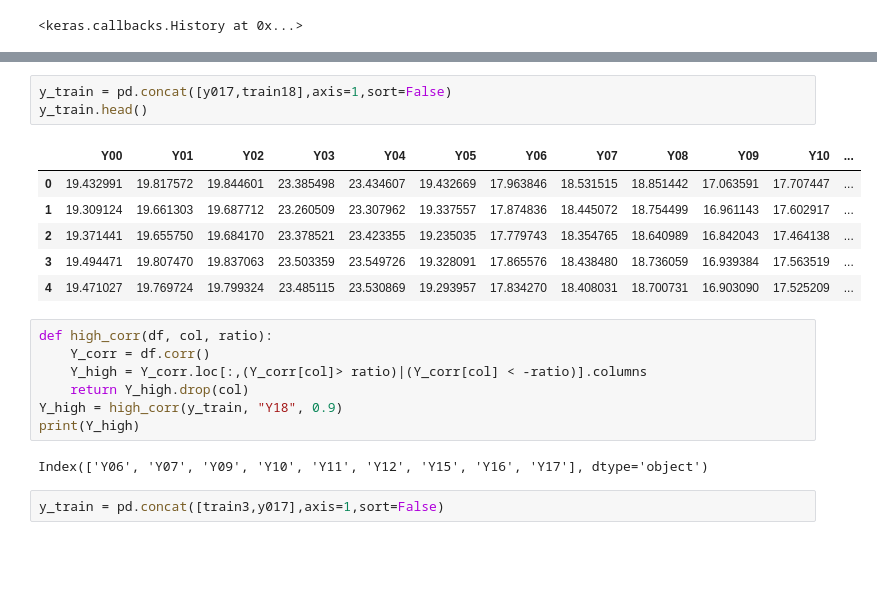
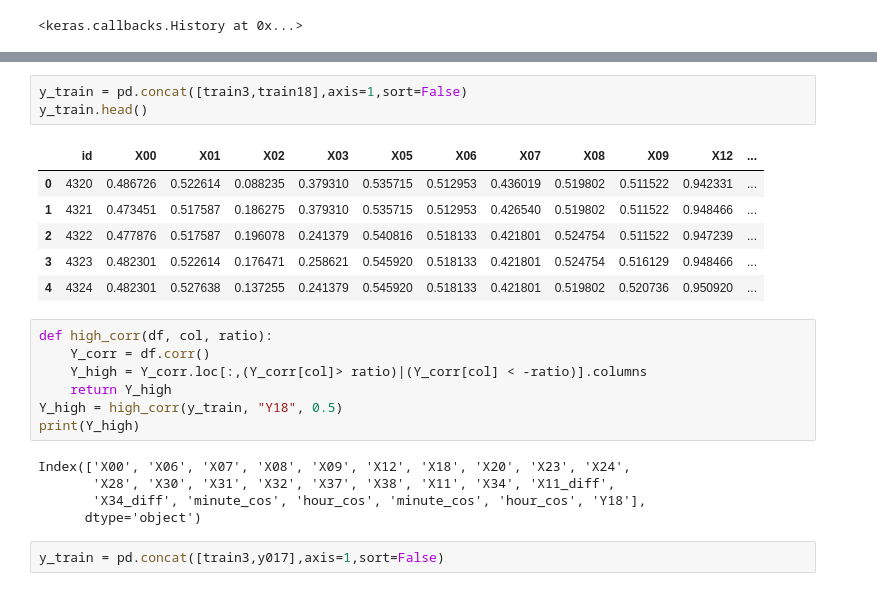
Before and after one commit to GyuYoungCho/machine_learning_Data_analysis, a Jupyter notebook: Dacon/temperture1.ipynb, the cells around one changed output, grey strips where cells are left out. Cells and saved outputs as stored; diff of their text form; blank space fills up the shorter version.

```diff
--- a/Dacon/temperture1.ipynb
+++ b/Dacon/temperture1.ipynb
@@ -259,22 +379,25 @@ y017.head()
 # %%
-y_train = pd.concat([y017,train18],axis=1,sort=False)
+y_train = pd.concat([train3,train18],axis=1,sort=False)
 y_train.head()
 # %% [output]
-|  | Y00 | Y01 | Y02 | Y03 | Y04 | Y05 | Y06 | Y07 | Y08 | Y09 | Y10 | ... |
-| 0 | 19.432991 | 19.817572 | 19.844601 | 23.385498 | 23.434607 | 19.432669 | 17.963846 | 18.531515 | 18.851442 | 17.063591 | 17.707447 | ... |
-| 1 | 19.309124 | 19.661303 | 19.687712 | 23.260509 | 23.307962 | 19.337557 | 17.874836 | 18.445072 | 18.754499 | 16.961143 | 17.602917 | ... |
-| 2 | 19.371441 | 19.655750 | 19.684170 | 23.378521 | 23.423355 | 19.235035 | 17.779743 | 18.354765 | 18.640989 | 16.842043 | 17.464138 | ... |
-| 3 | 19.494471 | 19.807470 | 19.837063 | 23.503359 | 23.549726 | 19.328091 | 17.865576 | 18.438480 | 18.736059 | 16.939384 | 17.563519 | ... |
-| 4 | 19.471027 | 19.769724 | 19.799324 | 23.485115 | 23.530869 | 19.293957 | 17.834270 | 18.408031 | 18.700731 | 16.903090 | 17.525209 | ... |
+|  | id | X00 | X01 | X02 | X03 | X05 | X06 | X07 | X08 | X09 | X12 | ... |
+| 0 | 4320 | 0.486726 | 0.522614 | 0.088235 | 0.379310 | 0.535715 | 0.512953 | 0.436019 | 0.519802 | 0.511522 | 0.942331 | ... |
+| 1 | 4321 | 0.473451 | 0.517587 | 0.186275 | 0.379310 | 0.535715 | 0.512953 | 0.426540 | 0.519802 | 0.511522 | 0.948466 | ... |
+| 2 | 4322 | 0.477876 | 0.517587 | 0.196078 | 0.241379 | 0.540816 | 0.518133 | 0.421801 | 0.524754 | 0.511522 | 0.947239 | ... |
+| 3 | 4323 | 0.482301 | 0.522614 | 0.176471 | 0.258621 | 0.545920 | 0.518133 | 0.421801 | 0.524754 | 0.516129 | 0.948466 | ... |
+| 4 | 4324 | 0.482301 | 0.527638 | 0.137255 | 0.241379 | 0.545920 | 0.518133 | 0.421801 | 0.519802 | 0.520736 | 0.950920 | ... |
 # %%
 def high_corr(df, col, ratio):
     Y_corr = df.corr()
     Y_high = Y_corr.loc[:,(Y_corr[col]> ratio)|(Y_corr[col] < -ratio)].columns
-    return Y_high.drop(col)
-Y_high = high_corr(y_train, "Y18", 0.9)
+    return Y_high
+Y_high = high_corr(y_train, "Y18", 0.5)
 print(Y_high)
 # %% [output]
-Index(['Y06', 'Y07', 'Y09', 'Y10', 'Y11', 'Y12', 'Y15', 'Y16', 'Y17'], dtype='object')
+Index(['X00', 'X06', 'X07', 'X08', 'X09', 'X12', 'X18', 'X20', 'X23', 'X24',
+       'X28', 'X30', 'X31', 'X32', 'X37', 'X38', 'X11', 'X34', 'X11_diff',
+       'X34_diff', 'minute_cos', 'hour_cos', 'minute_cos', 'hour_cos', 'Y18'],
+      dtype='object')
 # %%
 y_train = pd.concat([train3,y017],axis=1,sort=False)
 # %%
```
Also changed, not shown: parts of 16 cells of this notebook.
